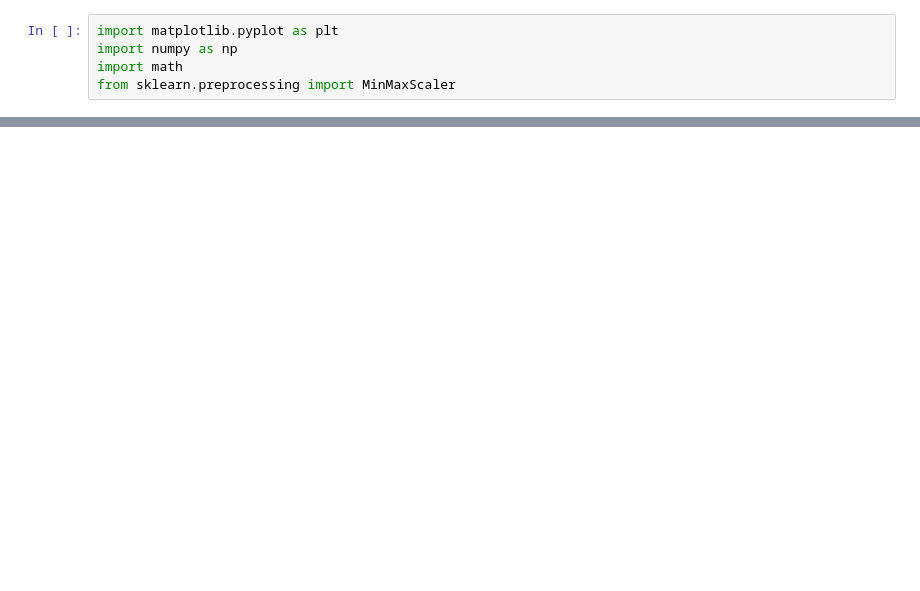
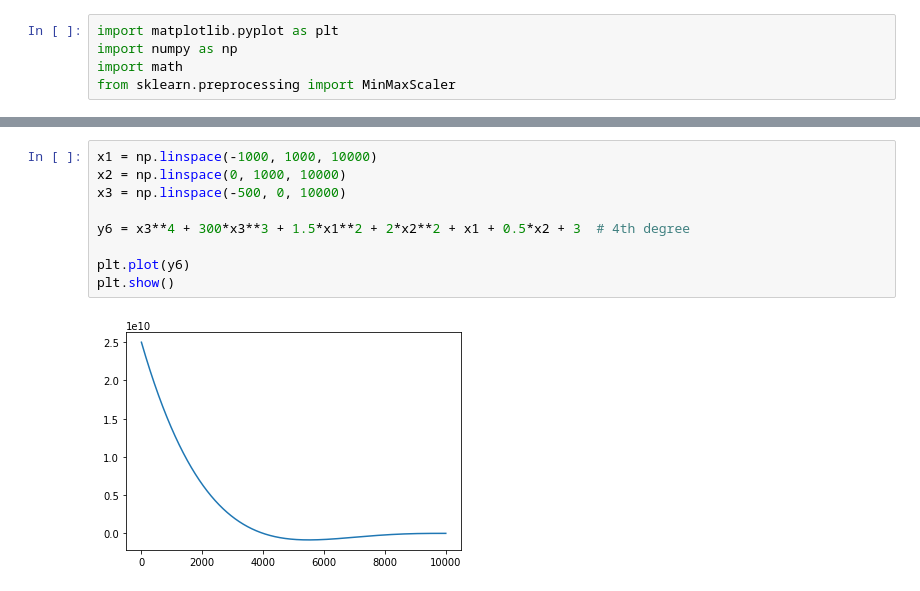
Before and after one commit to sam351/TIL, a Jupyter notebook: self_study/200131_graph_matplotlib,numpy,math.ipynb, the cells around one changed output, grey strips where cells are left out. Cells and saved outputs as stored; diff of their text form; blank space fills up the shorter version.

```diff
--- a/self_study/200131_graph_matplotlib,numpy,math.ipynb
+++ b/self_study/200131_graph_matplotlib,numpy,math.ipynb
@@ -37,0 +58,11 @@ plt.show()
+# %%
+x1 = np.linspace(-1000, 1000, 10000)
+x2 = np.linspace(0, 1000, 10000)
+x3 = np.linspace(-500, 0, 10000)
+
+y6 = x3**4 + 300*x3**3 + 1.5*x1**2 + 2*x2**2 + x1 + 0.5*x2 + 3  # 4th degree
+
+plt.plot(y6)
+plt.show()
+# %% [output]
+[figure, added]
```
Also changed, not shown: parts of 3 cells of this notebook.
